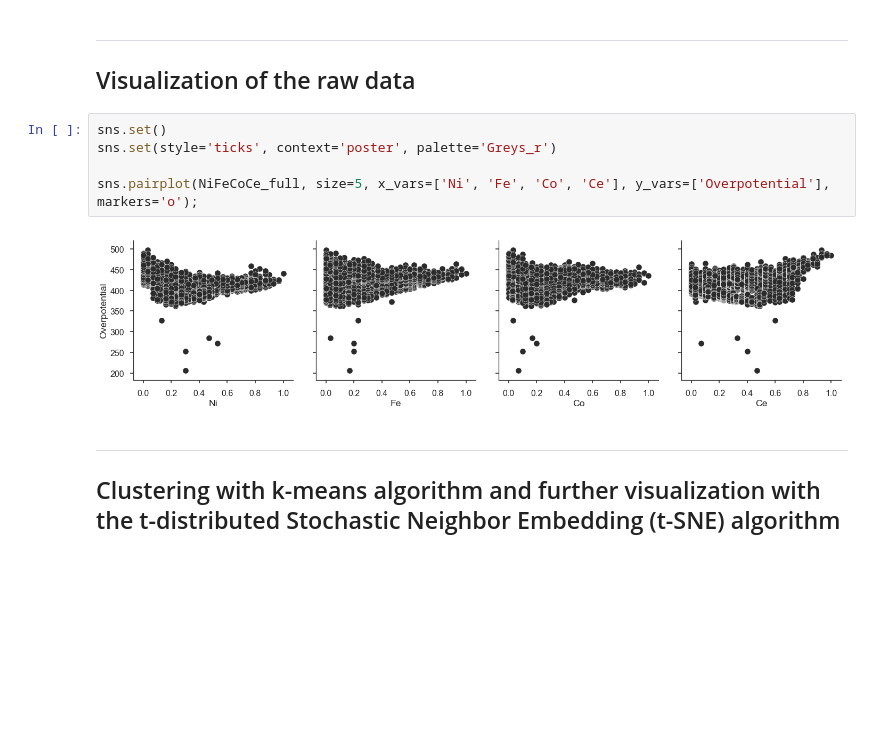
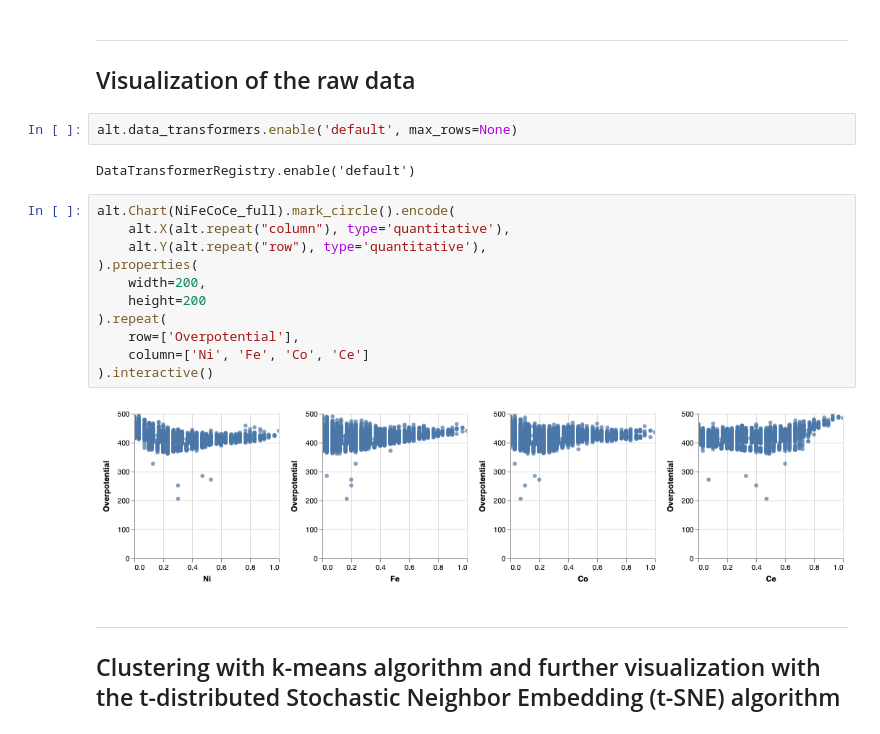
Before and after one commit to spalkovits/REAKT2019_ML4OER_SPks, a Jupyter notebook: REAKT2019_ML4OER_SPks.ipynb, the cells around one changed output. Drawn from its saved outputs; the diff is of its cells as text; blank space fills up the shorter version.

```diff
--- a/REAKT2019_ML4OER_SPks.ipynb
+++ b/REAKT2019_ML4OER_SPks.ipynb
@@ -110,13 +111,23 @@ NiFeCoCe_full.head()
 # %% [markdown]
 ---
 ## Visualization of the raw data
-# %%
-sns.set()
-sns.set(style='ticks', context='poster', palette='Greys_r')
-
-sns.pairplot(NiFeCoCe_full, size=5, x_vars=['Ni', 'Fe', 'Co', 'Ce'], y_vars=['Overpotential'], markers='o');
-# %% [output]
-[figure, removed]
+# %%
+alt.data_transformers.enable('default', max_rows=None)
+# %% [output]
+DataTransformerRegistry.enable('default')
+# %%
+alt.Chart(NiFeCoCe_full).mark_circle().encode(
+    alt.X(alt.repeat("column"), type='quantitative'),
+    alt.Y(alt.repeat("row"), type='quantitative'),
+).properties(
+    width=200,
+    height=200
+).repeat(
+    row=['Overpotential'],
+    column=['Ni', 'Fe', 'Co', 'Ce']
+).interactive()
+# %% [output]
+[figure, added]
 # %% [markdown]
 ---
 
```
Also changed, not shown: parts of 9 cells of this notebook.
